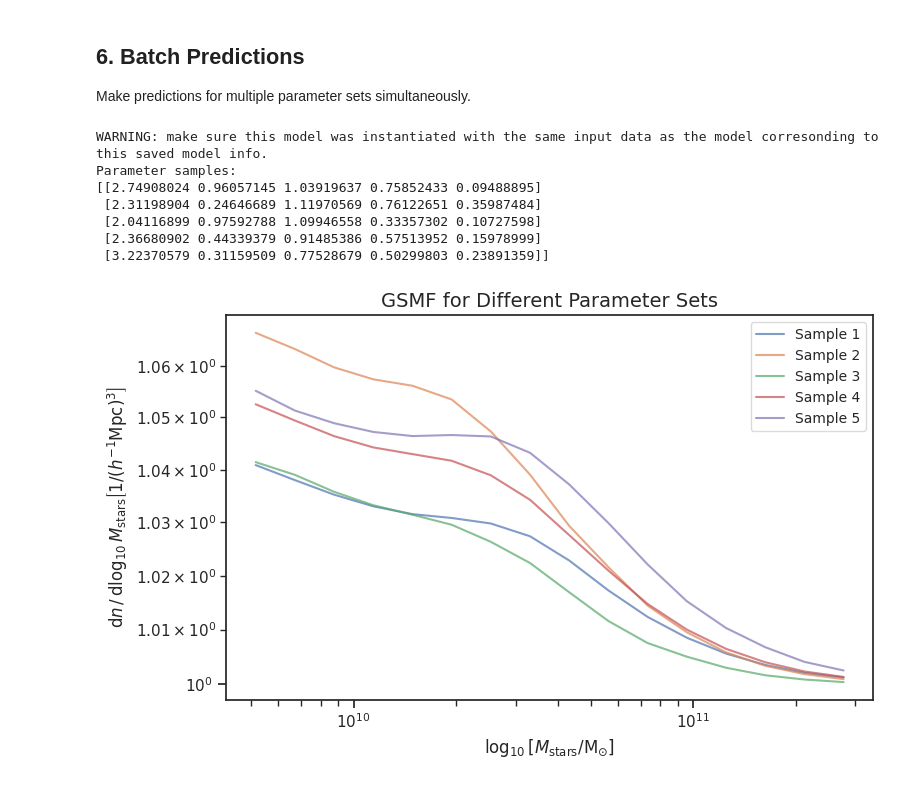
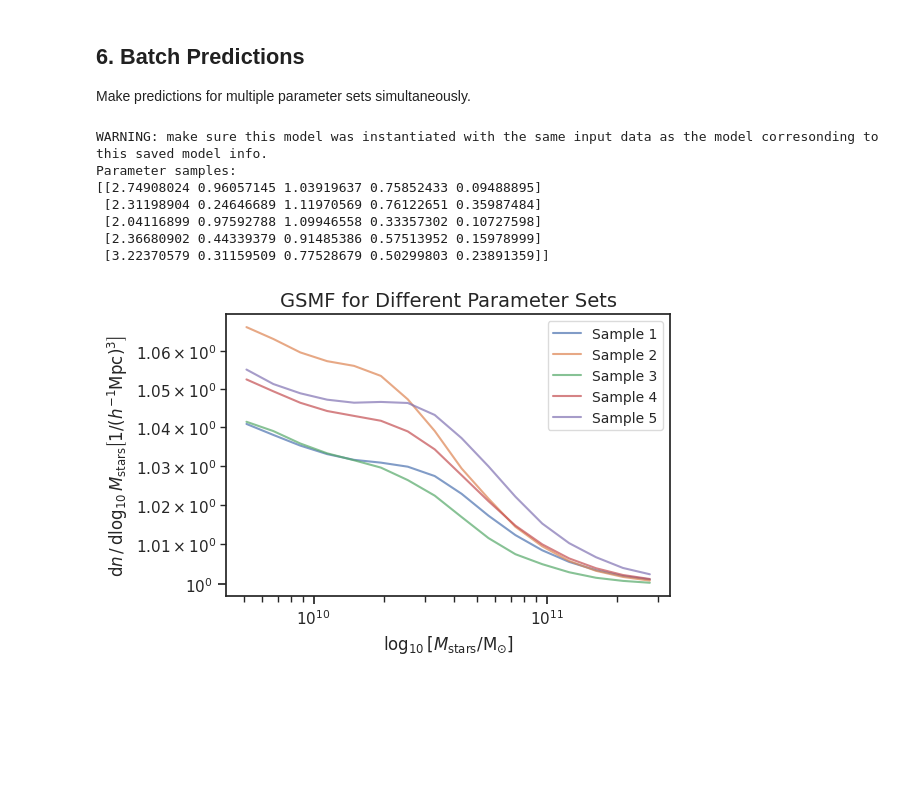
Before and after one commit to nesar/subgrid_emu, a Jupyter notebook: examples/basic_usage.ipynb, the cells around one changed output. Cells and saved outputs as stored; diff of their text form; code cells hidden in the pictures; blank space fills up the shorter version.

```diff
--- a/examples/basic_usage.ipynb
+++ b/examples/basic_usage.ipynb
@@ -12,11 +12,6 @@ from subgrid_emu import (
     get_plot_info,
     get_parameter_info
 )
-
-# Set plotting style
-plt.rcParams['figure.dpi'] = 100
-plt.rcParams['font.size'] = 11
-%matplotlib inline
 # %% [markdown]
 ## 1. List Available Statistics
 # %%
@@ -210,7 +205,7 @@ x_grid, _ = get_x_grid('CGD')
 plot_info = get_plot_info('CGD')
 
 # Plot
-fig, ax = plt.subplots(figsize=(8, 5))
+fig, ax = plt.subplots(figsize=(6, 4))
 
 for eps in eps_values:
     params = base_params.copy()
@@ -250,32 +245,32 @@ params_batch = np.random.uniform(
 
 print("Parameter samples:")
 print(params_batch)
 print()
 
 # Make predictions
 x_grid, _ = get_x_grid('GSMF')
 plot_info = get_plot_info('GSMF')
 
-fig, ax = plt.subplots(figsize=(8, 5))
+fig, ax = plt.subplots(figsize=(6, 4))
 
 for i, params in enumerate(params_batch):
     mean, _ = emu.predict(params)
     ax.plot(x_grid, mean, lw=1.5, alpha=0.7, label=f'Sample {i+1}')
 
 ax.set_xscale(plot_info['xscale'])
 ax.set_yscale(plot_info['yscale'])
 ax.set_xlabel(plot_info['xlabel'], fontsize=12)
 ax.set_ylabel(plot_info['ylabel'], fontsize=12)
 ax.set_title('GSMF for Different Parameter Sets', fontsize=14)
 ax.legend(fontsize=10, frameon=True, framealpha=0.7)
 plt.tight_layout()
 plt.show()
 # %% [output]
 WARNING: make sure this model was instantiated with the same input data as the model corresonding to this saved model info.
 Parameter samples:
 [[2.74908024 0.96057145 1.03919637 0.75852433 0.09488895]
  [2.31198904 0.24646689 1.11970569 0.76122651 0.35987484]
  [2.04116899 0.97592788 1.09946558 0.33357302 0.10727598]
  [2.36680902 0.44339379 0.91485386 0.57513952 0.15978999]
  [3.22370579 0.31159509 0.77528679 0.50299803 0.23891359]]
-[figure, old version]
+[figure, new version]
```
Also changed, not shown: parts of 2 cells of this notebook, 3 other files.
